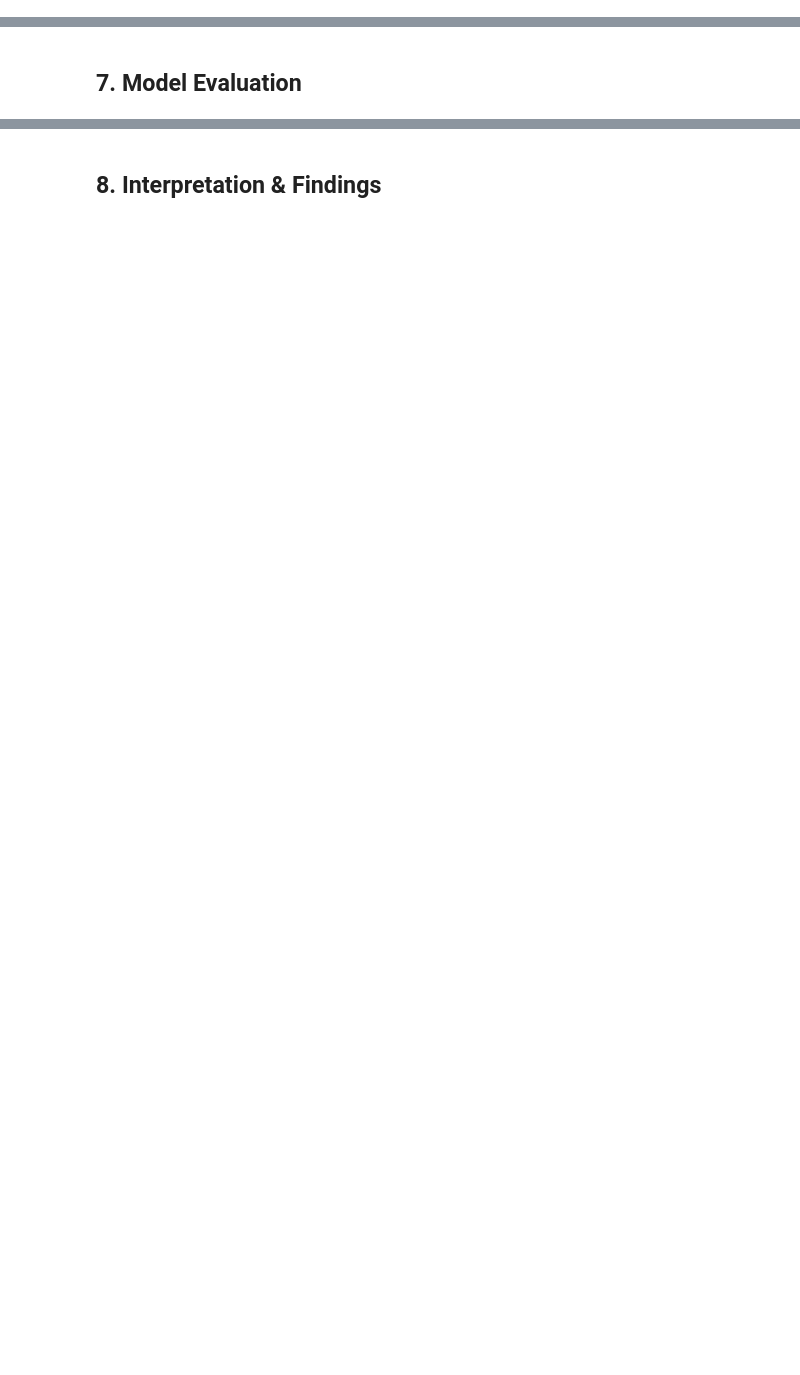
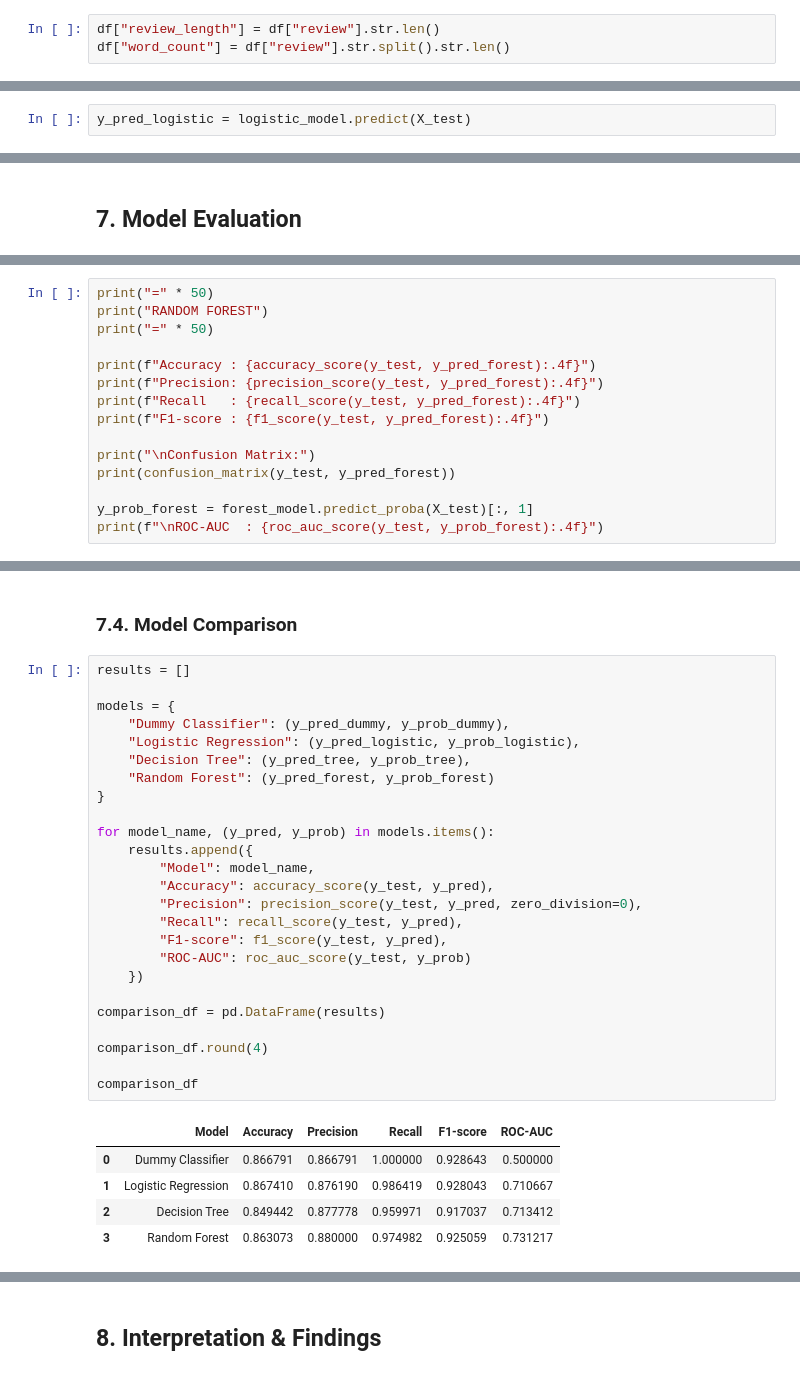
Before and after one commit to NamKhanh2006/steam-reviews-project, a Jupyter notebook: notebooks/steam_reviews_analysis.ipynb, the cells around one changed output, grey strips where cells are left out. Cells and saved outputs as stored; diff of their text form; blank space fills up the shorter version.

```diff
--- a/notebooks/steam_reviews_analysis.ipynb
+++ b/notebooks/steam_reviews_analysis.ipynb
@@ -706,0 +715,3 @@ The very first point in early 2017 sits around ~99% before dropping sharply to ~
+# %%
+df["review_length"] = df["review"].str.len()
+df["word_count"] = df["review"].str.split().str.len()
@@ -708,0 +805,2 @@ The very first point in early 2017 sits around ~99% before dropping sharply to ~
+# %%
+y_pred_logistic = logistic_model.predict(X_test)
@@ -710,0 +943,15 @@ The very first point in early 2017 sits around ~99% before dropping sharply to ~
+# %%
+print("=" * 50)
+print("RANDOM FOREST")
+print("=" * 50)
+
+print(f"Accuracy : {accuracy_score(y_test, y_pred_forest):.4f}")
+print(f"Precision: {precision_score(y_test, y_pred_forest):.4f}")
+print(f"Recall   : {recall_score(y_test, y_pred_forest):.4f}")
+print(f"F1-score : {f1_score(y_test, y_pred_forest):.4f}")
+
+print("\nConfusion Matrix:")
+print(confusion_matrix(y_test, y_pred_forest))
+
+y_prob_forest = forest_model.predict_proba(X_test)[:, 1]
+print(f"\nROC-AUC  : {roc_auc_score(y_test, y_prob_forest):.4f}")
@@ -710,0 +972,33 @@ The very first point in early 2017 sits around ~99% before dropping sharply to ~
+# %% [markdown]
+### 7.4. Model Comparison
+# %%
+results = []
+
+models = {
+    "Dummy Classifier": (y_pred_dummy, y_prob_dummy),
+    "Logistic Regression": (y_pred_logistic, y_prob_logistic),
+    "Decision Tree": (y_pred_tree, y_prob_tree),
+    "Random Forest": (y_pred_forest, y_prob_forest)
+}
+
+for model_name, (y_pred, y_prob) in models.items():
+    results.append({
+        "Model": model_name,
+        "Accuracy": accuracy_score(y_test, y_pred),
+        "Precision": precision_score(y_test, y_pred, zero_division=0),
+        "Recall": recall_score(y_test, y_pred),
+        "F1-score": f1_score(y_test, y_pred),
+        "ROC-AUC": roc_auc_score(y_test, y_prob)
+    })
+
+comparison_df = pd.DataFrame(results)
+
+comparison_df.round(4)
+
+comparison_df
+# %% [output]
+|  | Model | Accuracy | Precision | Recall | F1-score | ROC-AUC |
+| 0 | Dummy Classifier | 0.866791 | 0.866791 | 1.000000 | 0.928643 | 0.500000 |
+| 1 | Logistic Regression | 0.867410 | 0.876190 | 0.986419 | 0.928043 | 0.710667 |
+| 2 | Decision Tree | 0.849442 | 0.877778 | 0.959971 | 0.917037 | 0.713412 |
+| 3 | Random Forest | 0.863073 | 0.880000 | 0.974982 | 0.925059 | 0.731217 |
```
Also changed, not shown: parts of 41 cells of this notebook.
